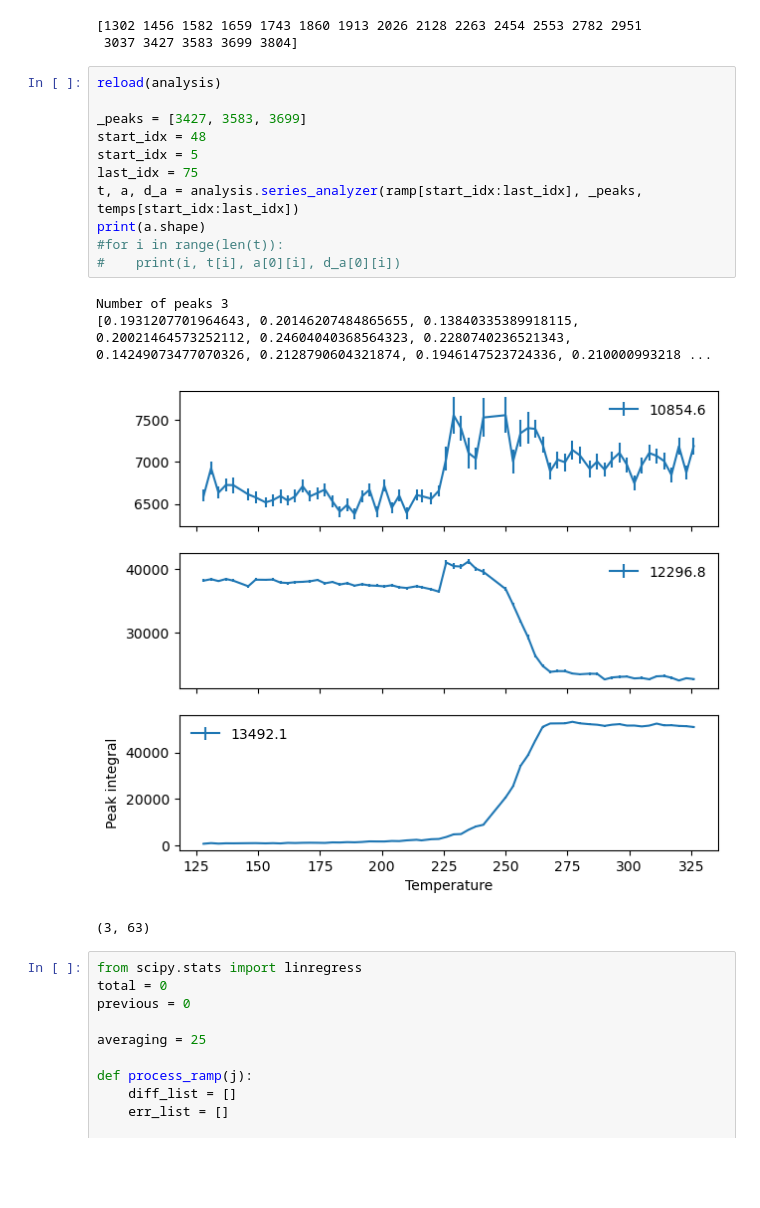
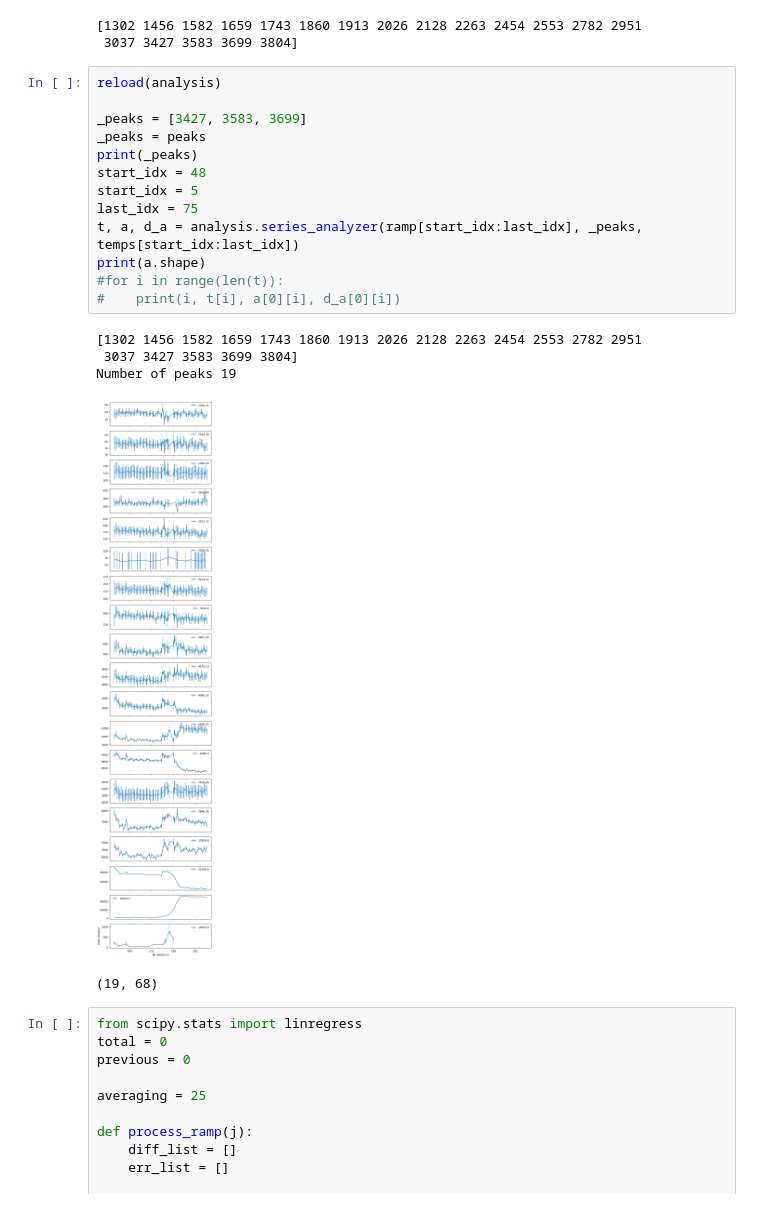
Before and after one commit to mdoucet/illumine, a Jupyter notebook: nomfe2o3/notebooks/fit_peaks.ipynb, the cells around one changed output. Drawn from its saved outputs; the diff is of its cells as text; blank space fills up the shorter version.

```diff
--- a/nomfe2o3/notebooks/fit_peaks.ipynb
+++ b/nomfe2o3/notebooks/fit_peaks.ipynb
@@ -49,19 +49,22 @@ print(peaks)
 # %%
 reload(analysis)
 
 _peaks = [3427, 3583, 3699]
+_peaks = peaks
+print(_peaks)
 start_idx = 48
 start_idx = 5
 last_idx = 75
 t, a, d_a = analysis.series_analyzer(ramp[start_idx:last_idx], _peaks, temps[start_idx:last_idx])
 print(a.shape)
 #for i in range(len(t)):
 #    print(i, t[i], a[0][i], d_a[0][i])
 # %% [output]
-Number of peaks 3
-[0.1931207701964643, 0.20146207484865655, 0.13840335389918115, 0.20021464573252112, 0.24604040368564323, 0.2280740236521343, 0.14249073477070326, 0.2128790604321874, 0.1946147523724336, 0.210000993218 ...
+[1302 1456 1582 1659 1743 1860 1913 2026 2128 2263 2454 2553 2782 2951
+ 3037 3427 3583 3699 3804]
+Number of peaks 19
-[figure, old version]
+[figure, new version]
-(3, 63)
+(19, 68)
 # %%
 from scipy.stats import linregress
 total = 0
```
Also changed, not shown: parts of 1 cell of this notebook, 1 other file.
